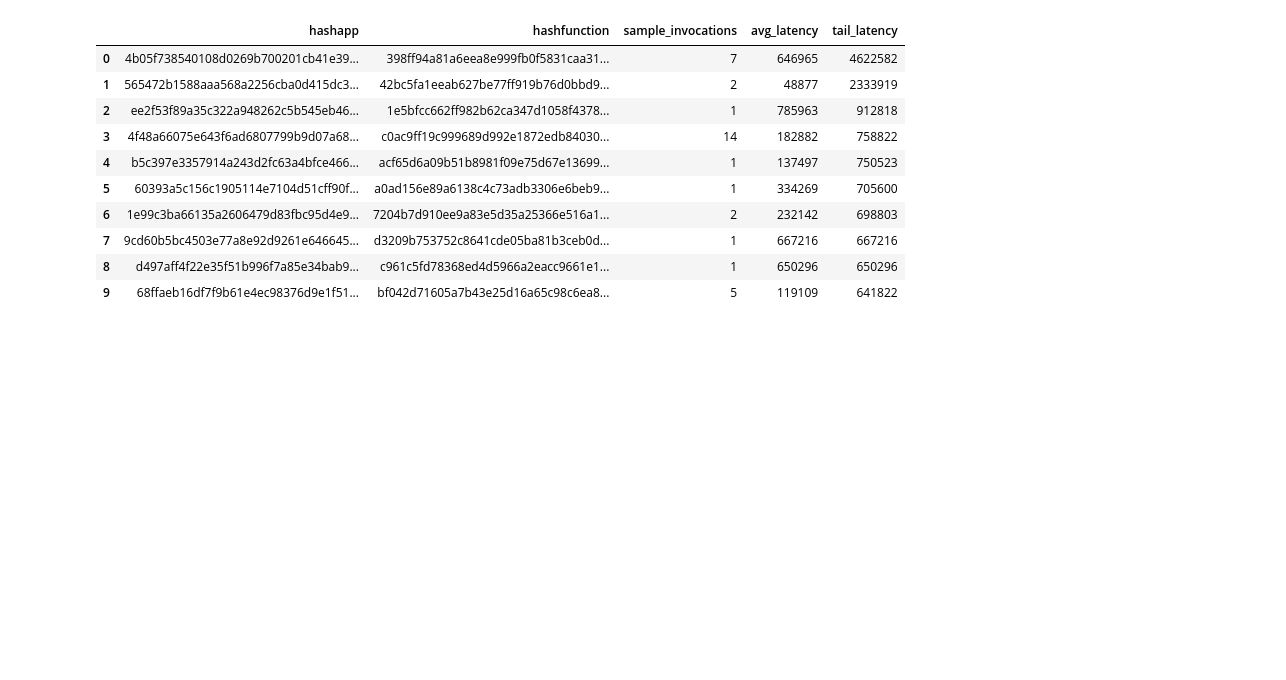
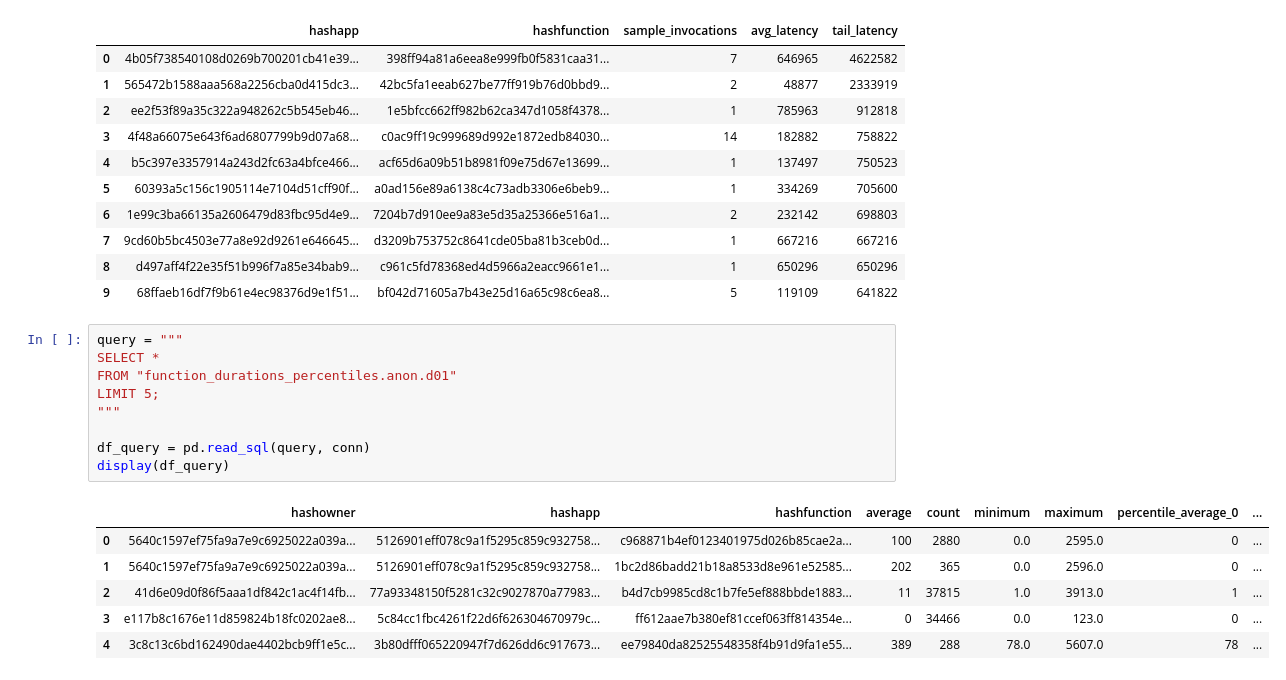
Before and after one commit to atrbyg24/azure-telemetry, a Jupyter notebook: notebooks/eda.ipynb, the cells around one changed output. Cells and saved outputs as stored; diff of their text form; blank space fills up the shorter version.

```diff
--- a/notebooks/eda.ipynb
+++ b/notebooks/eda.ipynb
@@ -152,3 +152,19 @@ Latency vs. Demand (Looking for Cold Starts):
 | 7 | 9cd60b5bc4503e77a8e92d9261e646645... | d3209b753752c8641cde05ba81b3ceb0d... | 1 | 667216 | 667216 |
 | 8 | d497aff4f22e35f51b996f7a85e34bab9... | c961c5fd78368ed4d5966a2eacc9661e1... | 1 | 650296 | 650296 |
 | 9 | 68ffaeb16df7f9b61e4ec98376d9e1f51... | bf042d71605a7b43e25d16a65c98c6ea8... | 5 | 119109 | 641822 |
+# %%
+query = """
+SELECT *
+FROM "function_durations_percentiles.anon.d01"
+LIMIT 5;
+"""
+
+df_query = pd.read_sql(query, conn)
+display(df_query)
+# %% [output]
+|  | hashowner | hashapp | hashfunction | average | count | minimum | maximum | percentile_average_0 | ... |
+| 0 | 5640c1597ef75fa9a7e9c6925022a039a... | 5126901eff078c9a1f5295c859c932758... | c968871b4ef0123401975d026b85cae2a... | 100 | 2880 | 0.0 | 2595.0 | 0 | ... |
+| 1 | 5640c1597ef75fa9a7e9c6925022a039a... | 5126901eff078c9a1f5295c859c932758... | 1bc2d86badd21b18a8533d8e961e52585... | 202 | 365 | 0.0 | 2596.0 | 0 | ... |
+| 2 | 41d6e09d0f86f5aaa1df842c1ac4f14fb... | 77a93348150f5281c32c9027870a77983... | b4d7cb9985cd8c1b7fe5ef888bbde1883... | 11 | 37815 | 1.0 | 3913.0 | 1 | ... |
+| 3 | e117b8c1676e11d859824b18fc0202ae8... | 5c84cc1fbc4261f22d6f626304670979c... | ff612aae7b380ef81ccef063ff814354e... | 0 | 34466 | 0.0 | 123.0 | 0 | ... |
+| 4 | 3c8c13c6bd162490dae4402bcb9ff1e5c... | 3b80dfff065220947f7d626dd6c917673... | ee79840da82525548358f4b91d9fa1e55... | 389 | 288 | 78.0 | 5607.0 | 78 | ... |
```
Also changed, not shown: parts of 2 cells of this notebook, 1 other file.
